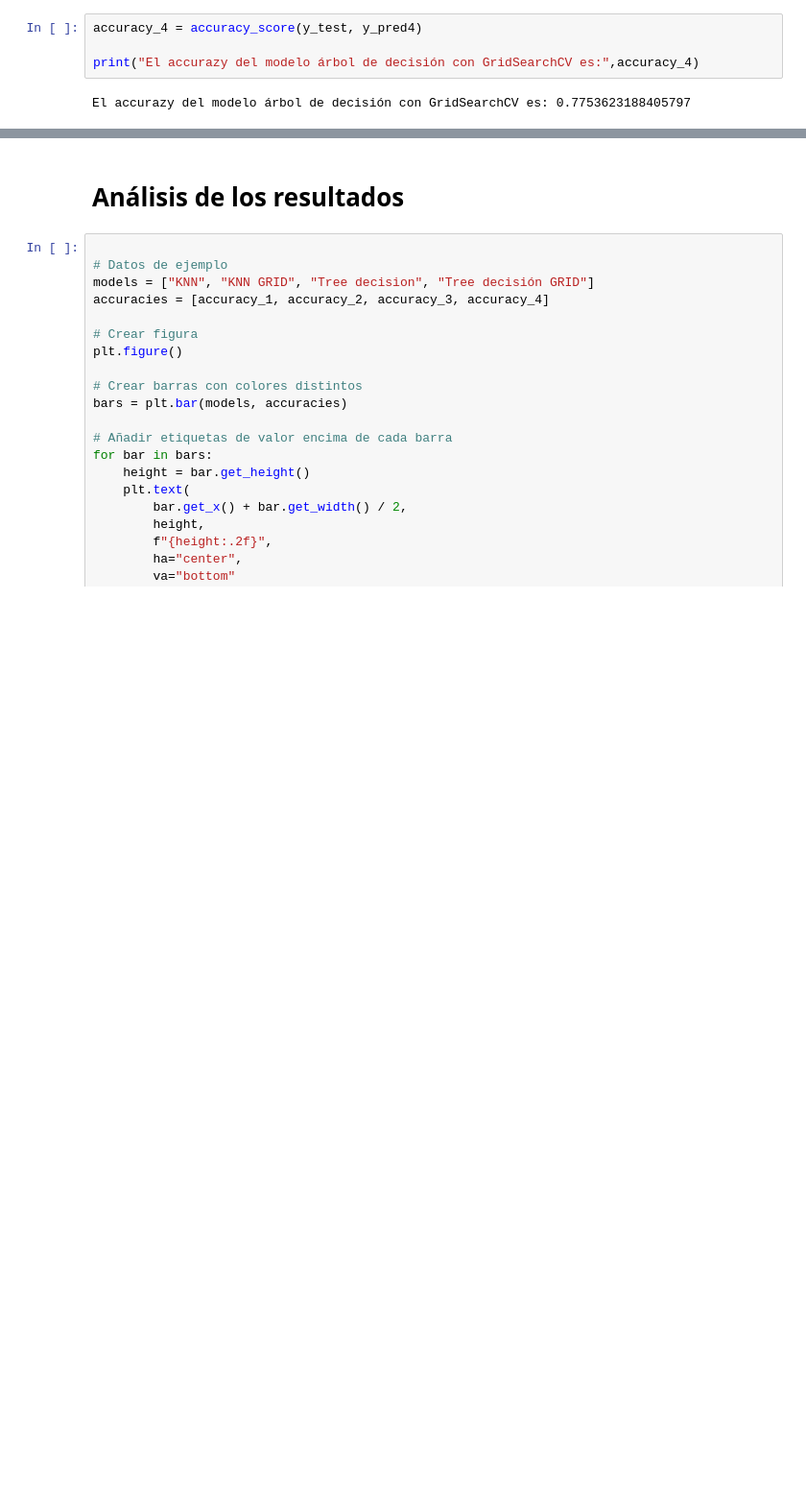
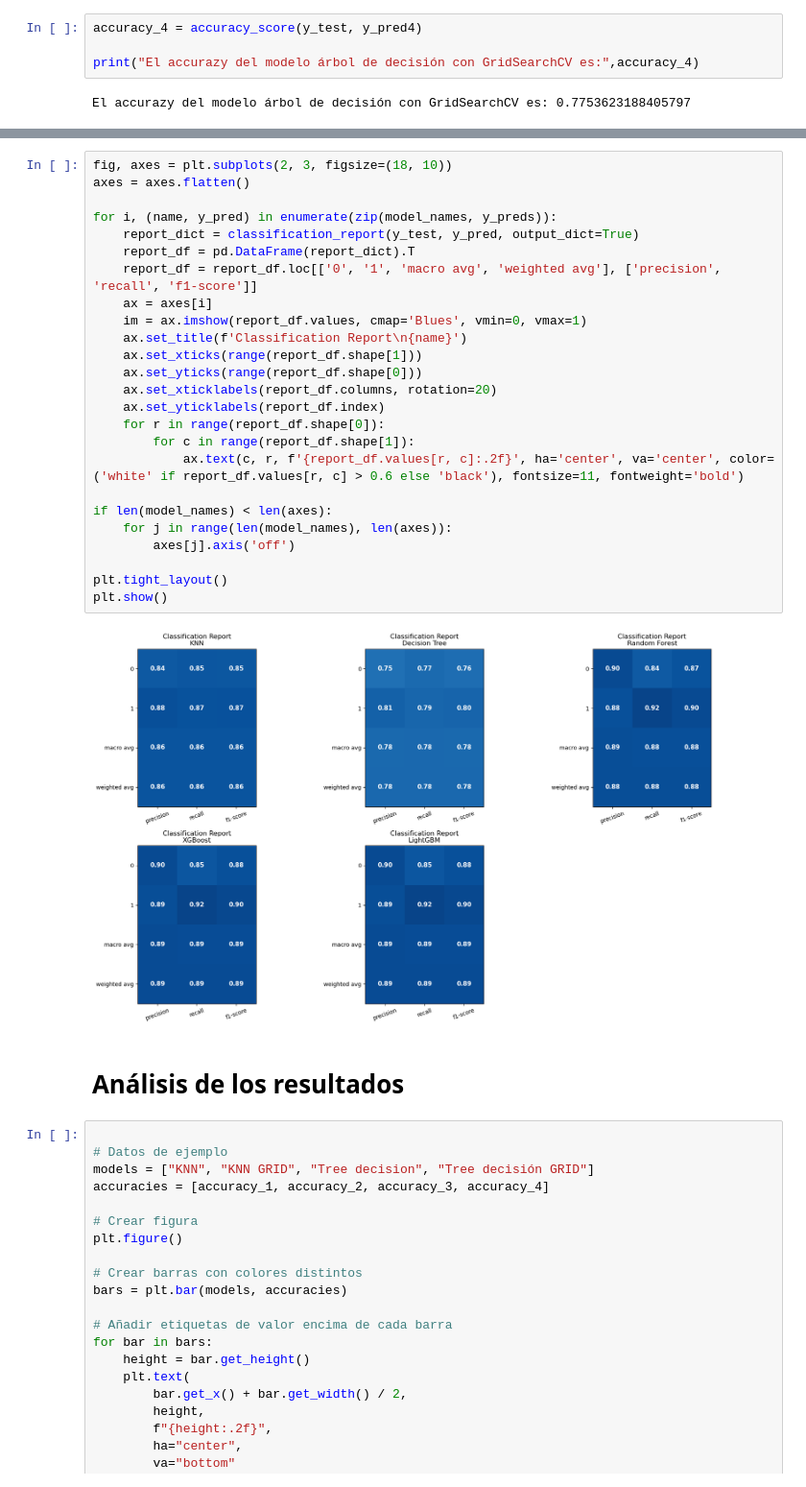
Before and after one commit to Franguti4k/Modelo-predicitvo-de-infartos, a Jupyter notebook: Entrenamiento.ipynb, the cells around one changed output, grey strips where cells are left out. Shown at 96% size. Cells and saved outputs as stored; diff of their text form; blank space fills up the shorter version.

```diff
--- a/Entrenamiento.ipynb
+++ b/Entrenamiento.ipynb
@@ -108,3 +386,30 @@ El accurazy del modelo árbol de decisión con GridSearchCV es: 0.77536231884057
+# %%
+fig, axes = plt.subplots(2, 3, figsize=(18, 10))
+axes = axes.flatten()
+
+for i, (name, y_pred) in enumerate(zip(model_names, y_preds)):
+    report_dict = classification_report(y_test, y_pred, output_dict=True)
+    report_df = pd.DataFrame(report_dict).T
+    report_df = report_df.loc[['0', '1', 'macro avg', 'weighted avg'], ['precision', 'recall', 'f1-score']]
+    ax = axes[i]
+    im = ax.imshow(report_df.values, cmap='Blues', vmin=0, vmax=1)
+    ax.set_title(f'Classification Report\n{name}')
+    ax.set_xticks(range(report_df.shape[1]))
+    ax.set_yticks(range(report_df.shape[0]))
+    ax.set_xticklabels(report_df.columns, rotation=20)
+    ax.set_yticklabels(report_df.index)
+    for r in range(report_df.shape[0]):
+        for c in range(report_df.shape[1]):
+            ax.text(c, r, f'{report_df.values[r, c]:.2f}', ha='center', va='center', color=('white' if report_df.values[r, c] > 0.6 else 'black'), fontsize=11, fontweight='bold')
+
+if len(model_names) < len(axes):
+    for j in range(len(model_names), len(axes)):
+        axes[j].axis('off')
+
+plt.tight_layout()
+plt.show()
+# %% [output]
+[figure, added]
 # %% [markdown]
 # Análisis de los resultados
 # %%
```
Also changed, not shown: parts of 29 cells of this notebook, 2 other files.
